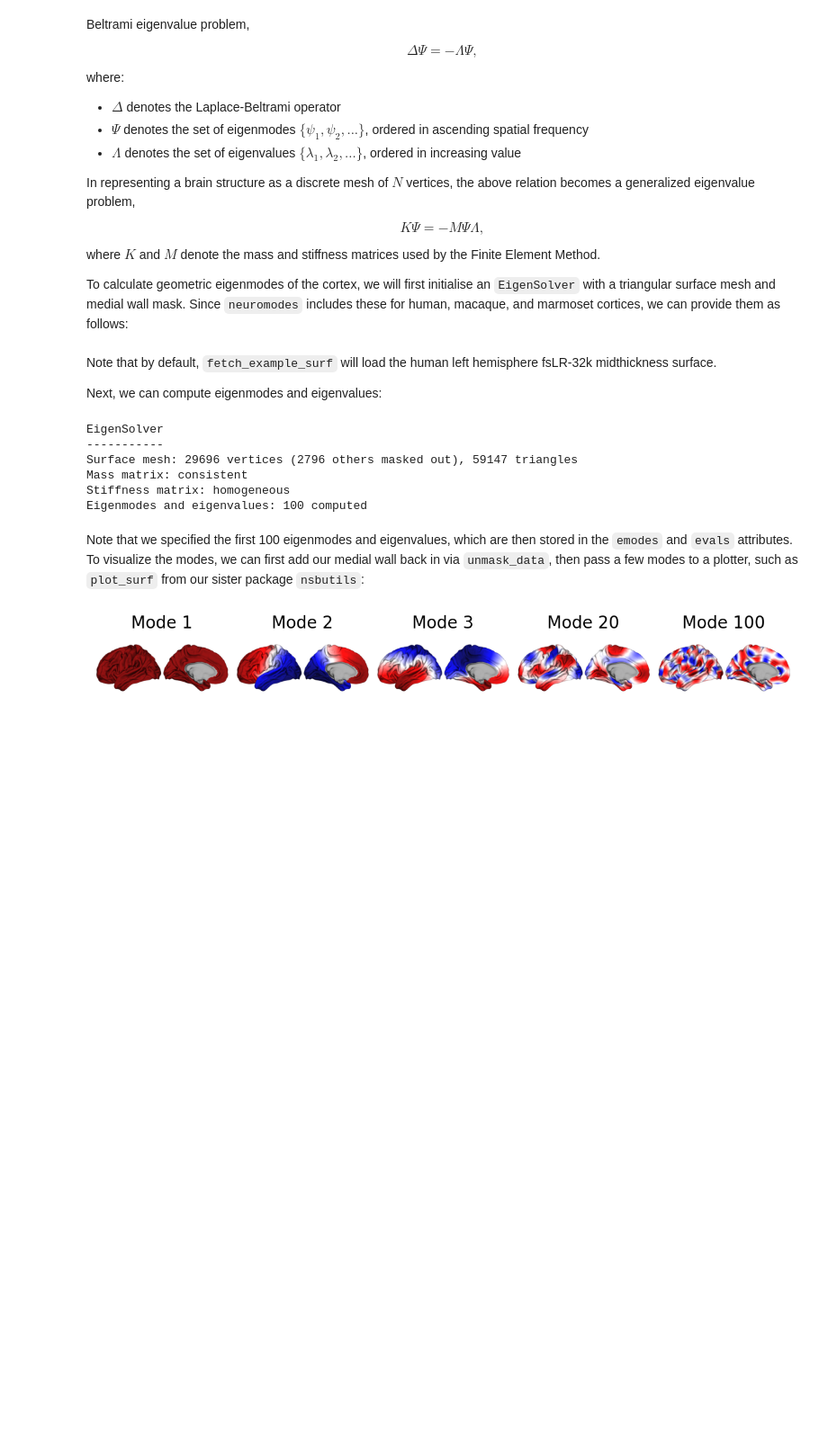
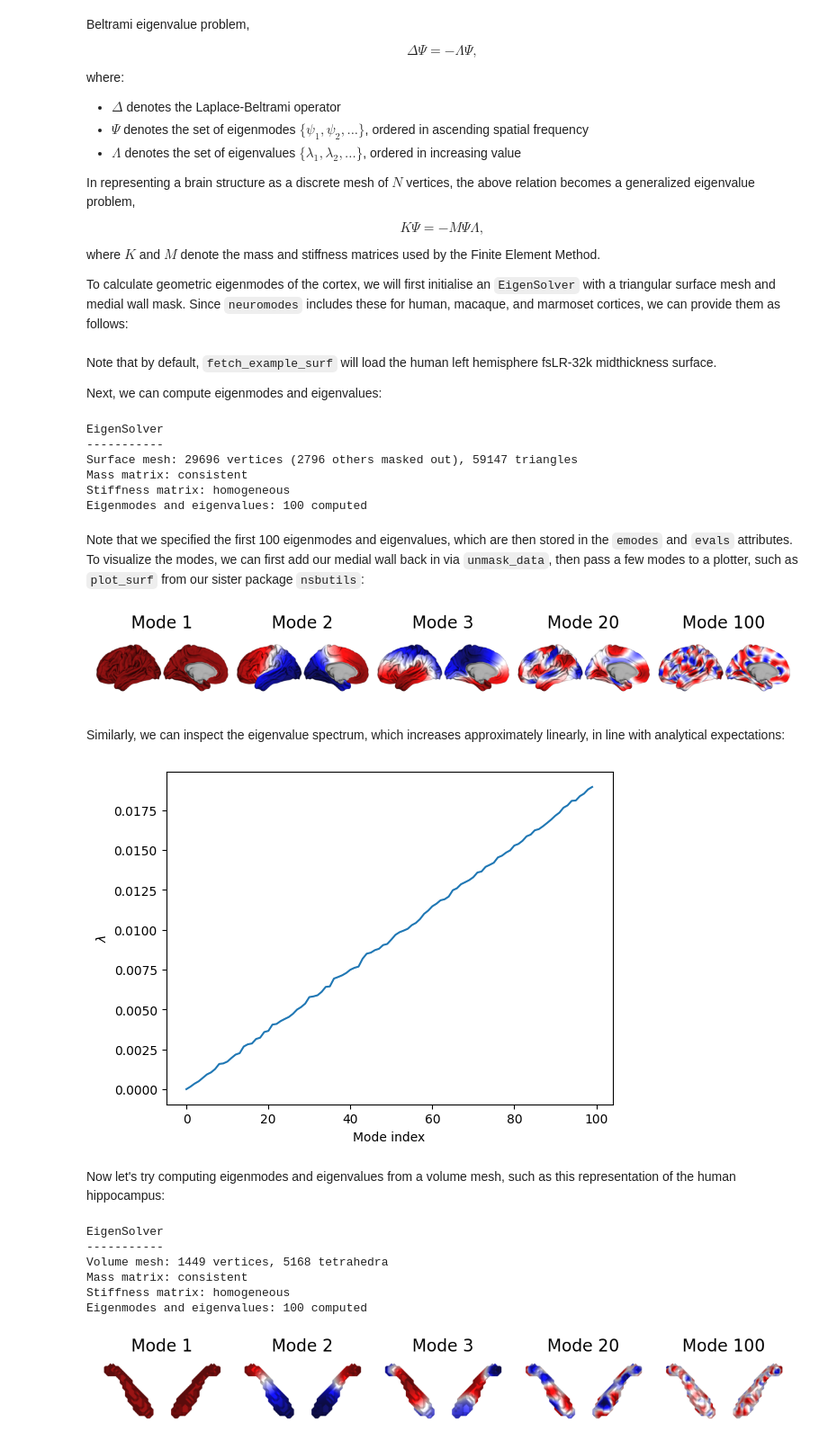
Before and after one commit to izachp/neuromodes, a Jupyter notebook: docs/tutorials/calc_modes.ipynb, the cells around one changed output. Shown at 90% size. Saved outputs shown, nothing was run; the diff lists cells and outputs as text; code cells hidden in the pictures; blank space fills up the shorter version.

Commit message:
[REV,MNT,TST] remove volume meshing (now on `mesh` branch) + add hippocampus to tutorial 1

```diff
--- a/docs/tutorials/calc_modes.ipynb
+++ b/docs/tutorials/calc_modes.ipynb
@@ -65,3 +68,29 @@ with as_file(lh_surfpath) as lh_surfpath:
     plot_surf(lh_surfpath, modes_unmasked[:,[0,1,2,19,99]], labels=['Mode 1', 'Mode 2', 'Mode 3', 'Mode 20', 'Mode 100'], cmap='seismic_r')
 # %% [output]
 [figure]
+# %% [markdown]
+Similarly, we can inspect the eigenvalue spectrum, which increases approximately linearly, in line
+with analytical expectations:
+# %%
+plt.plot(solver.evals)
+plt.xlabel('Mode index')
+plt.ylabel('$\\lambda$')
+plt.show()
+# %% [output]
+[figure, added]
+# %% [markdown]
+Now let's try computing eigenmodes and eigenvalues from a volume mesh, such as this representation
+of the human hippocampus:
+# %%
+hippo = fetch_example_vol('hippocampus')
+
+solver_hippo = EigenSolver(hippo)
+solver_hippo.solve(100)
+print(solver_hippo)
+# %% [output]
+EigenSolver
+-----------
+Volume mesh: 1449 vertices, 5168 tetrahedra
+Mass matrix: consistent
+Stiffness matrix: homogeneous
+Eigenmodes and eigenvalues: 100 computed
@@ -67,0 +101,7 @@ with as_file(lh_surfpath) as lh_surfpath:
+# %%
+# Plot
+surfpath = files('neuromodes').parent / 'docs' / 'tutorials' / 'hippo_bound.surf.gii'
+with as_file(surfpath) as surfpath:
+    plot_surf(surfpath, solver_hippo.emodes[:,[0,1,2,19,99]], labels=['Mode 1', 'Mode 2', 'Mode 3', 'Mode 20', 'Mode 100'], cmap='seismic_r')
+# %% [output]
+[figure, added]
```
Also changed, not shown: parts of 4 cells of this notebook, 7 other files.
